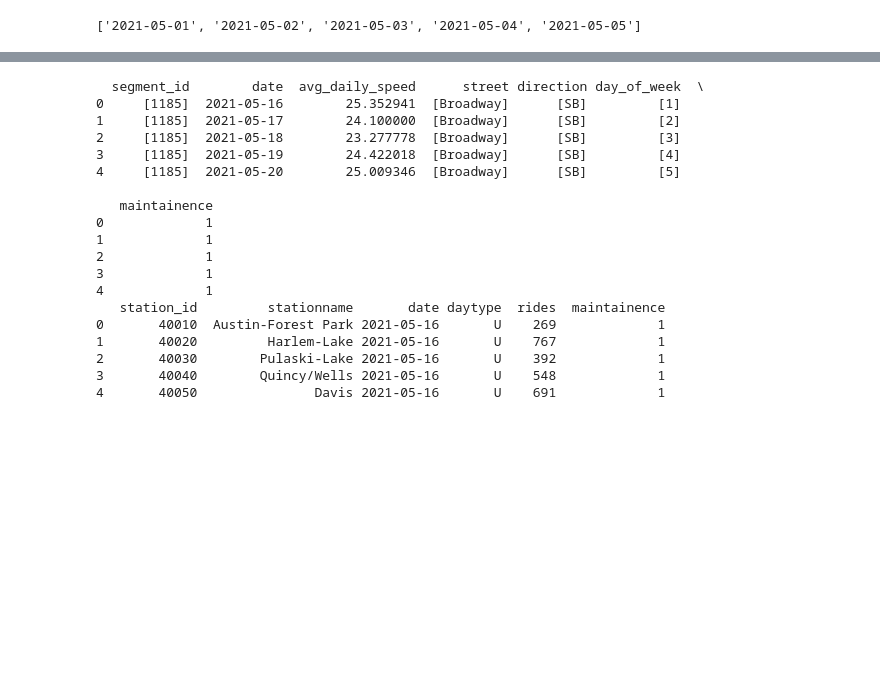
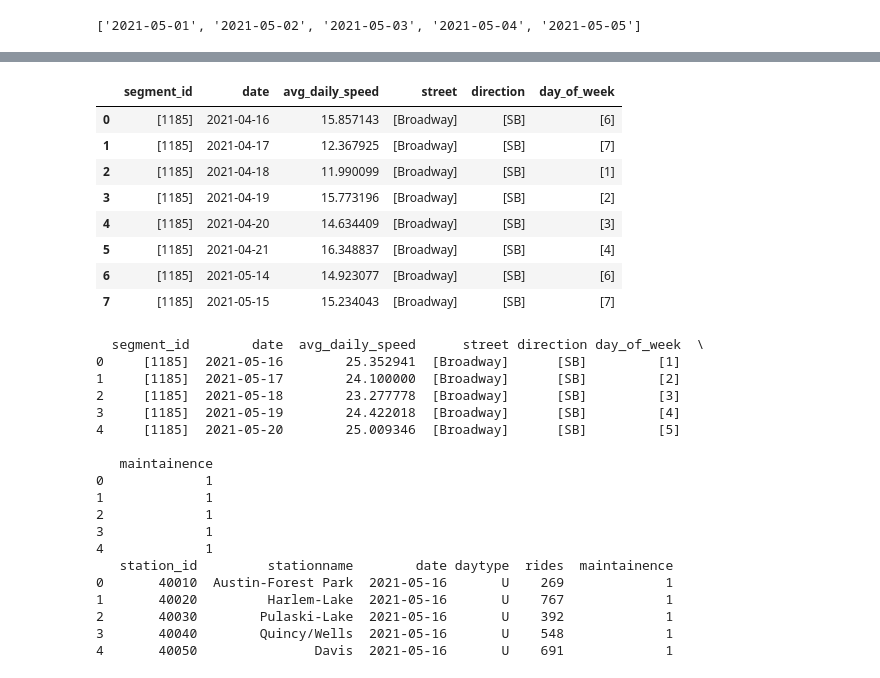
Before and after one commit to amandakhoo/data4all-team6, a Jupyter notebook: Data Cleaning- Merge Subway and Traffic Data.ipynb, the cells around one changed output, grey strips where cells are left out. Drawn from its saved outputs; the diff is of its cells as text; code cells hidden in the pictures; blank space fills up the shorter version.

```diff
--- a/Data Cleaning- Merge Subway and Traffic Data.ipynb
+++ b/Data Cleaning- Merge Subway and Traffic Data.ipynb
@@ -138,3 +127,15 @@ daily_avg_traffic_df_open = daily_average_speed(traffic_df_open_clean,2021,4,16,
+# %%
+daily_avg_traffic_df_open
+# %% [output]
+|  | segment_id | date | avg_daily_speed | street | direction | day_of_week |
+| 0 | [1185] | 2021-04-16 | 15.857143 | [Broadway] | [SB] | [6] |
+| 1 | [1185] | 2021-04-17 | 12.367925 | [Broadway] | [SB] | [7] |
+| 2 | [1185] | 2021-04-18 | 11.990099 | [Broadway] | [SB] | [1] |
+| 3 | [1185] | 2021-04-19 | 15.773196 | [Broadway] | [SB] | [2] |
+| 4 | [1185] | 2021-04-20 | 14.634409 | [Broadway] | [SB] | [3] |
+| 5 | [1185] | 2021-04-21 | 16.348837 | [Broadway] | [SB] | [4] |
+| 6 | [1185] | 2021-05-14 | 14.923077 | [Broadway] | [SB] | [6] |
+| 7 | [1185] | 2021-05-15 | 15.234043 | [Broadway] | [SB] | [7] |
 # %%
 #change column name to match subway data (day -> date)
 daily_avg_traffic_df_closed.rename(columns={'day':'date'}, inplace=True)
```
Also changed, not shown: parts of 8 cells of this notebook.
